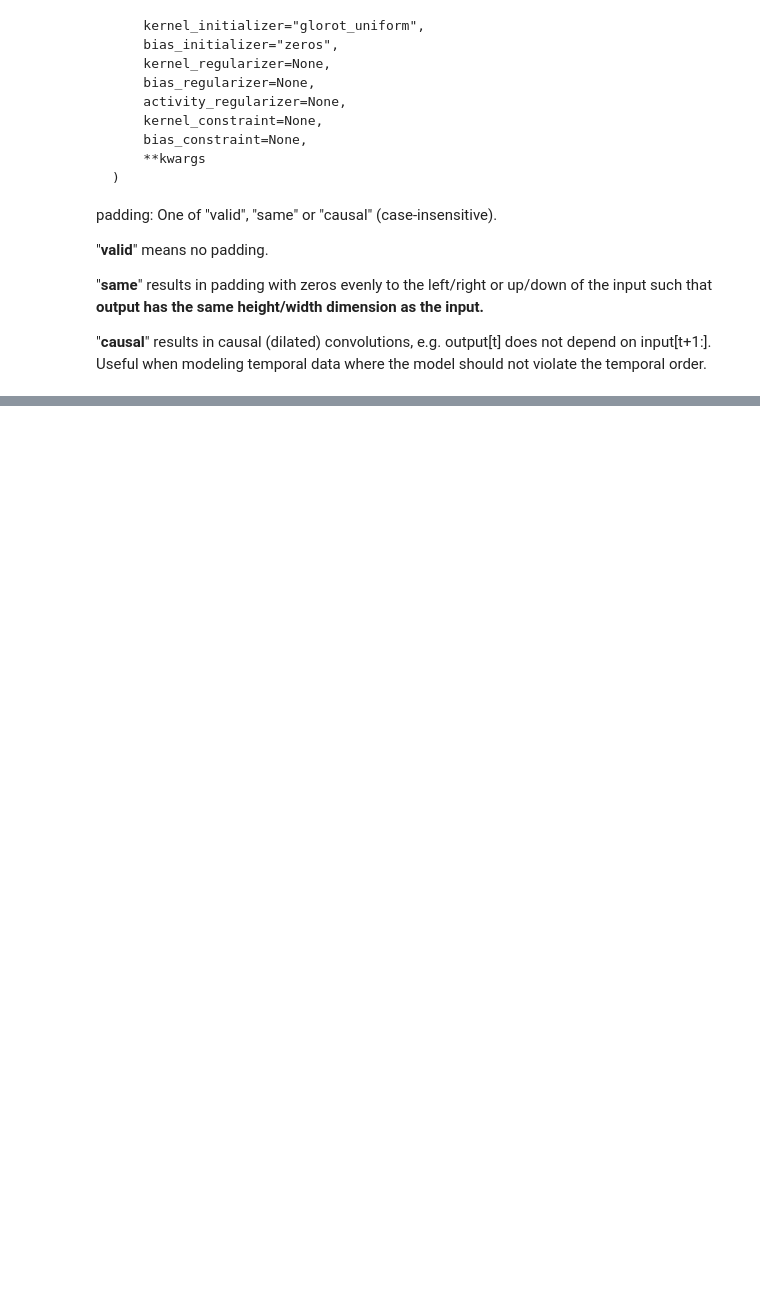
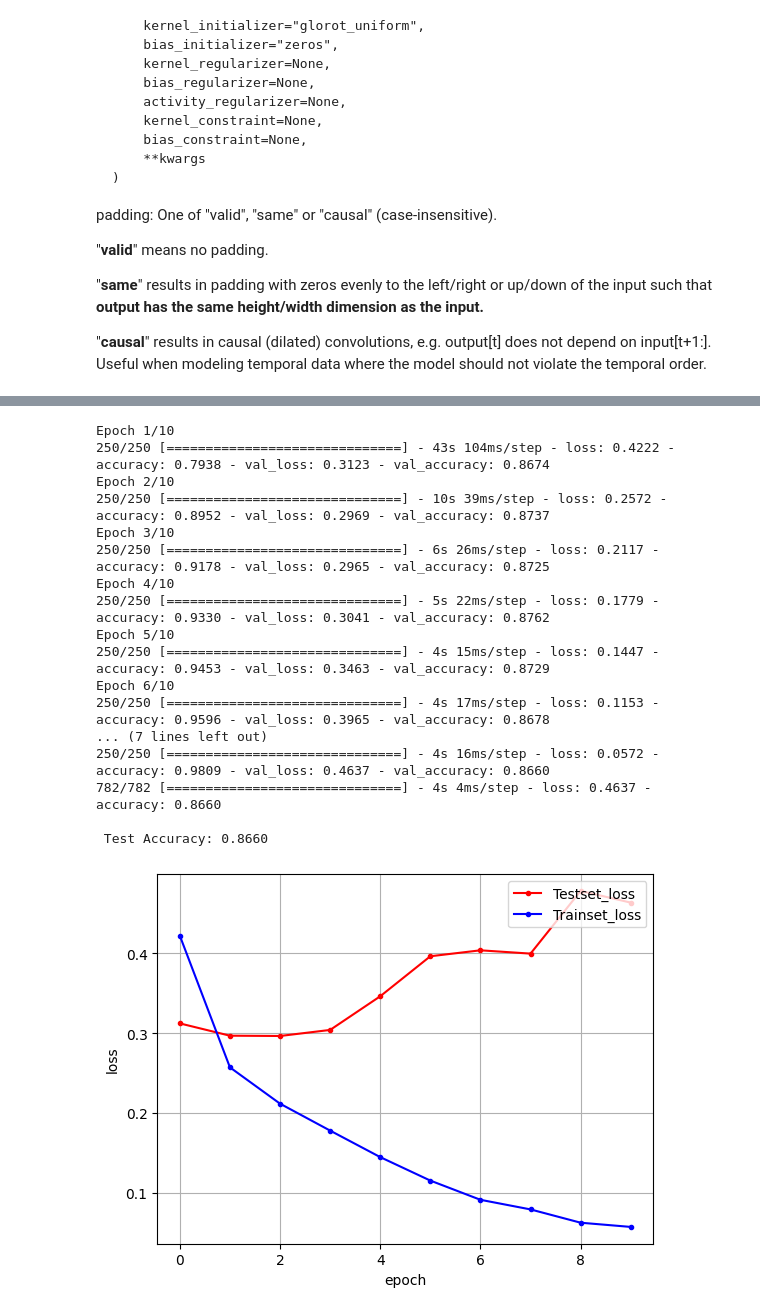
Before and after one commit to tirals88/DL_for_everyone, a Jupyter notebook: deeplearning/notebook/17장 RNN.ipynb, the cells around one changed output, grey strips where cells are left out. Saved outputs shown, nothing was run; the diff lists cells and outputs as text; code cells hidden in the pictures; blank space fills up the shorter version.

```diff
--- a/deeplearning/notebook/17장 RNN.ipynb
+++ b/deeplearning/notebook/17장 RNN.ipynb
@@ -392,0 +511,15 @@ Epoch 1/10
+# %%
+#전처리 3
+import numpy as np
+from keras.datasets import imdb
+from tensorflow.keras.preprocessing import sequence
+from keras.utils import np_utils
+from tensorflow import keras
+from keras.models import Sequential
+from keras.layers import Activation, MaxPooling1D, Dense
+from keras.layers import Dropout, LSTM, Embedding, Conv1D
+(X_train, Y_train), (X_test, Y_test) = imdb.load_data(num_words=5000)
+
+#데이터 전처리
+X_train2 = sequence.pad_sequences(X_train, maxlen=150)
+X_test2 = sequence.pad_sequences(X_test, maxlen=150)
@@ -392,0 +529,55 @@ Epoch 1/10
+# %%
+model = Sequential()
+model.add(Embedding(5000, 150))
+model.add(Dropout(0.5))
+model.add(Conv1D(64, 5, padding='valid', activation='relu',
+                 strides=1))
+model.add(MaxPooling1D(pool_size=2))
+model.add(LSTM(55))
+model.add(Dense(1))
+model.add(Activation('sigmoid'))
+
+X_train2 = sequence.pad_sequences(X_train, maxlen=150)
+X_test2 = sequence.pad_sequences(X_test, maxlen=150)
+
+model.compile(loss='binary_crossentropy',
+              optimizer='adam',
+              metrics=['accuracy'])
+
+history3 = model.fit(X_train2, Y_train, batch_size=100, epochs=10,
+                    validation_data=(X_test2, Y_test))
+print("\n Test Accuracy: %.4f" % (model.evaluate(X_test2, Y_test)[1]))
+
+y_vloss = history3.history['val_loss']
+y_loss = history3.history['loss']
+
+x_len = np.arange(len(y_loss))
+
+import matplotlib.pyplot as plt
+plt.plot(x_len, y_vloss, marker='.', c='red', label="Testset_loss")
+plt.plot(x_len, y_loss, marker='.', c='blue', label="Trainset_loss")
+
+plt.legend(loc='upper right')
+plt.grid()
+plt.xlabel('epoch')
+plt.ylabel('loss')
+plt.show()
+# %% [output]
+Epoch 1/10
+250/250 [==============================] - 43s 104ms/step - loss: 0.4222 - accuracy: 0.7938 - val_loss: 0.3123 - val_accuracy: 0.8674
+Epoch 2/10
+250/250 [==============================] - 10s 39ms/step - loss: 0.2572 - accuracy: 0.8952 - val_loss: 0.2969 - val_accuracy: 0.8737
+Epoch 3/10
+250/250 [==============================] - 6s 26ms/step - loss: 0.2117 - accuracy: 0.9178 - val_loss: 0.2965 - val_accuracy: 0.8725
+Epoch 4/10
+250/250 [==============================] - 5s 22ms/step - loss: 0.1779 - accuracy: 0.9330 - val_loss: 0.3041 - val_accuracy: 0.8762
+Epoch 5/10
+250/250 [==============================] - 4s 15ms/step - loss: 0.1447 - accuracy: 0.9453 - val_loss: 0.3463 - val_accuracy: 0.8729
+Epoch 6/10
+250/250 [==============================] - 4s 17ms/step - loss: 0.1153 - accuracy: 0.9596 - val_loss: 0.3965 - val_accuracy: 0.8678
+... (7 lines left out)
+250/250 [==============================] - 4s 16ms/step - loss: 0.0572 - accuracy: 0.9809 - val_loss: 0.4637 - val_accuracy: 0.8660
+782/782 [==============================] - 4s 4ms/step - loss: 0.4637 - accuracy: 0.8660
+
+ Test Accuracy: 0.8660
+[figure, added]
```
Also changed, not shown: parts of 6 cells of this notebook.
